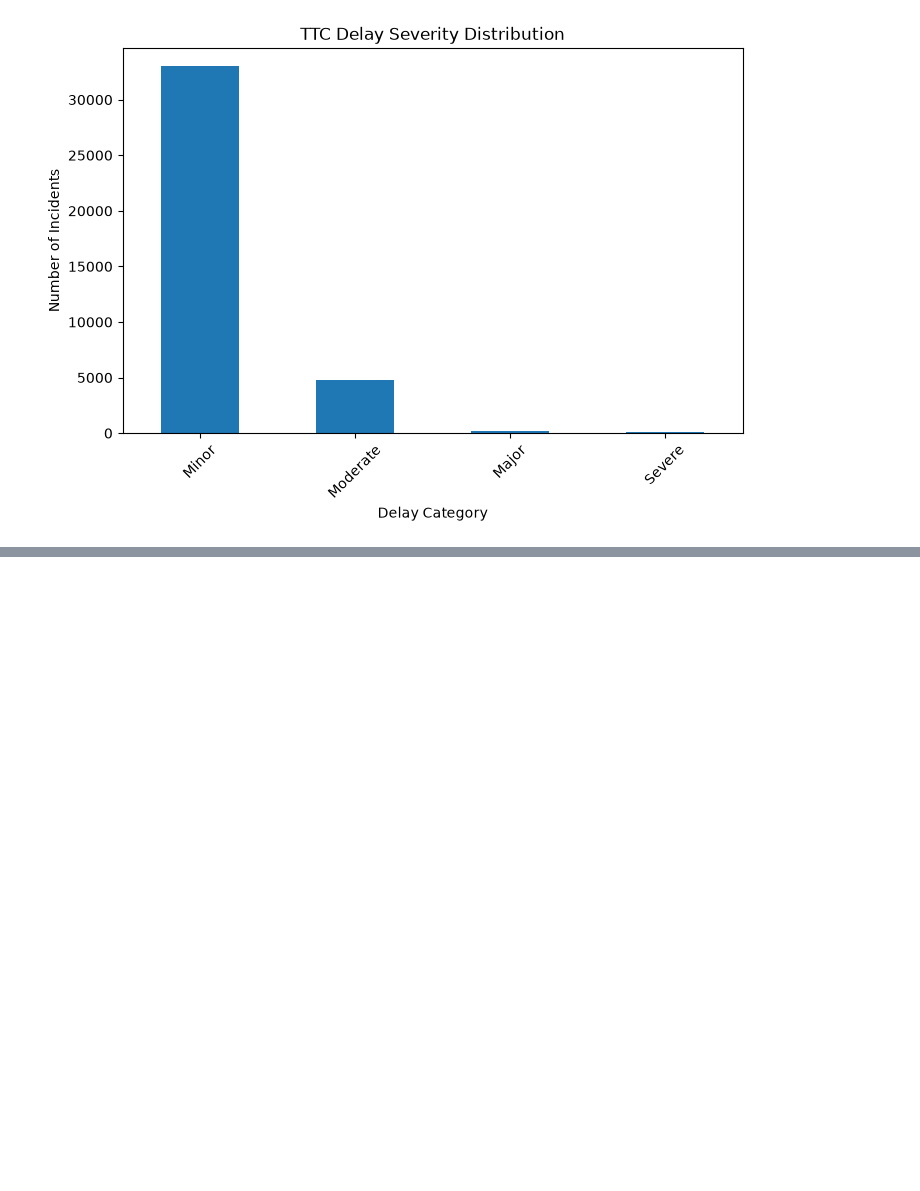
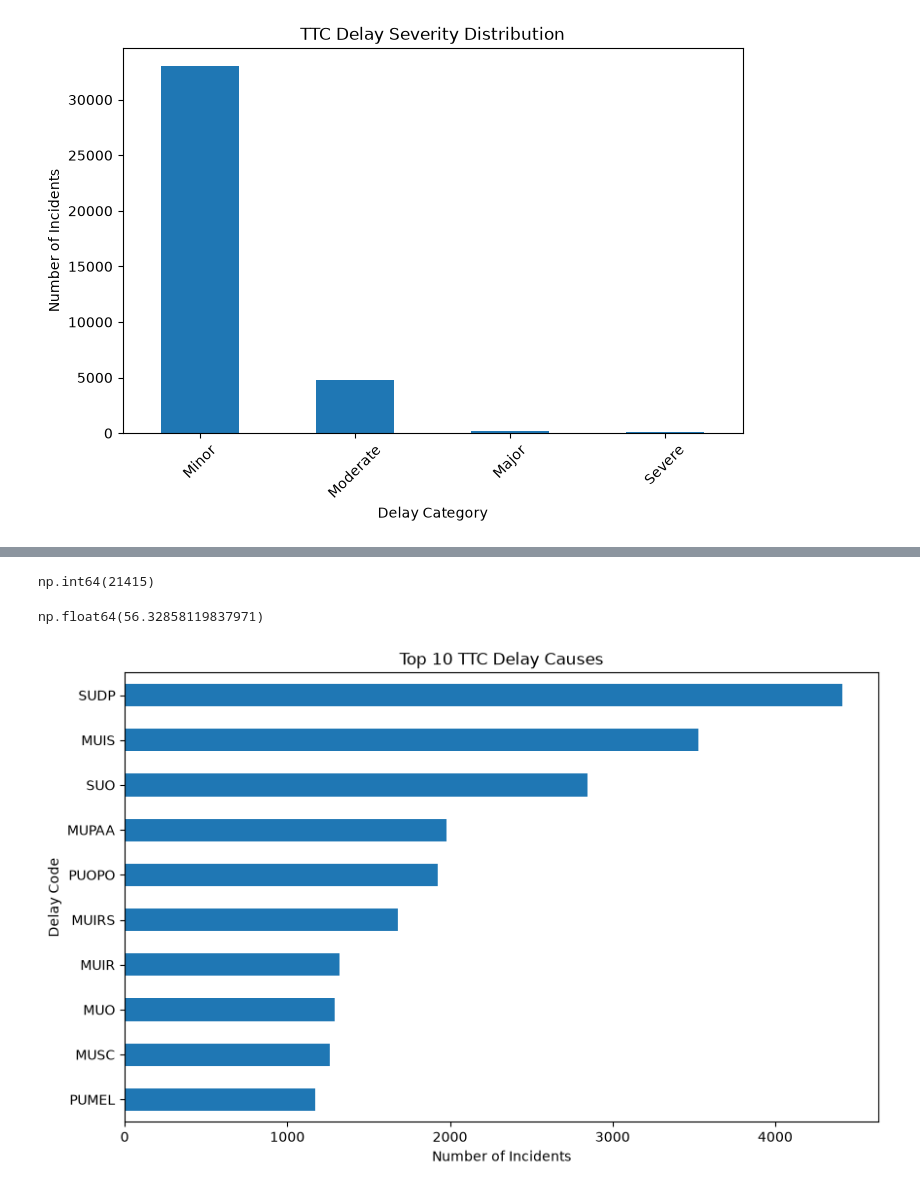
Before and after one commit to SaihajSaini/Toronto-TTC-Delay-Intelligence-Dashboard, a Jupyter notebook: Notebooks/01_ttc_data_exploration.ipynb, the cells around one changed output, grey strips where cells are left out. Drawn from its saved outputs; the diff is of its cells as text; code cells hidden in the pictures; blank space fills up the shorter version.

```diff
--- a/Notebooks/01_ttc_data_exploration.ipynb
+++ b/Notebooks/01_ttc_data_exploration.ipynb
@@ -676,0 +769,23 @@ plt.show()
+# %%
+top_delay_codes.sum()
+# %% [output]
+np.int64(21415)
+# %%
+top_delay_codes.sum() / len(clean_df) * 100
+# %% [output]
+np.float64(56.32858119837971)
+# %%
+import matplotlib.pyplot as plt
+
+top_delay_codes.sort_values().plot(
+    kind="barh",
+    figsize=(10,6)
+)
+
+plt.title("Top 10 TTC Delay Causes")
+plt.xlabel("Number of Incidents")
+plt.ylabel("Delay Code")
+
+plt.show()
+# %% [output]
+[figure, added]
```
Also changed, not shown: parts of 6 cells of this notebook.
